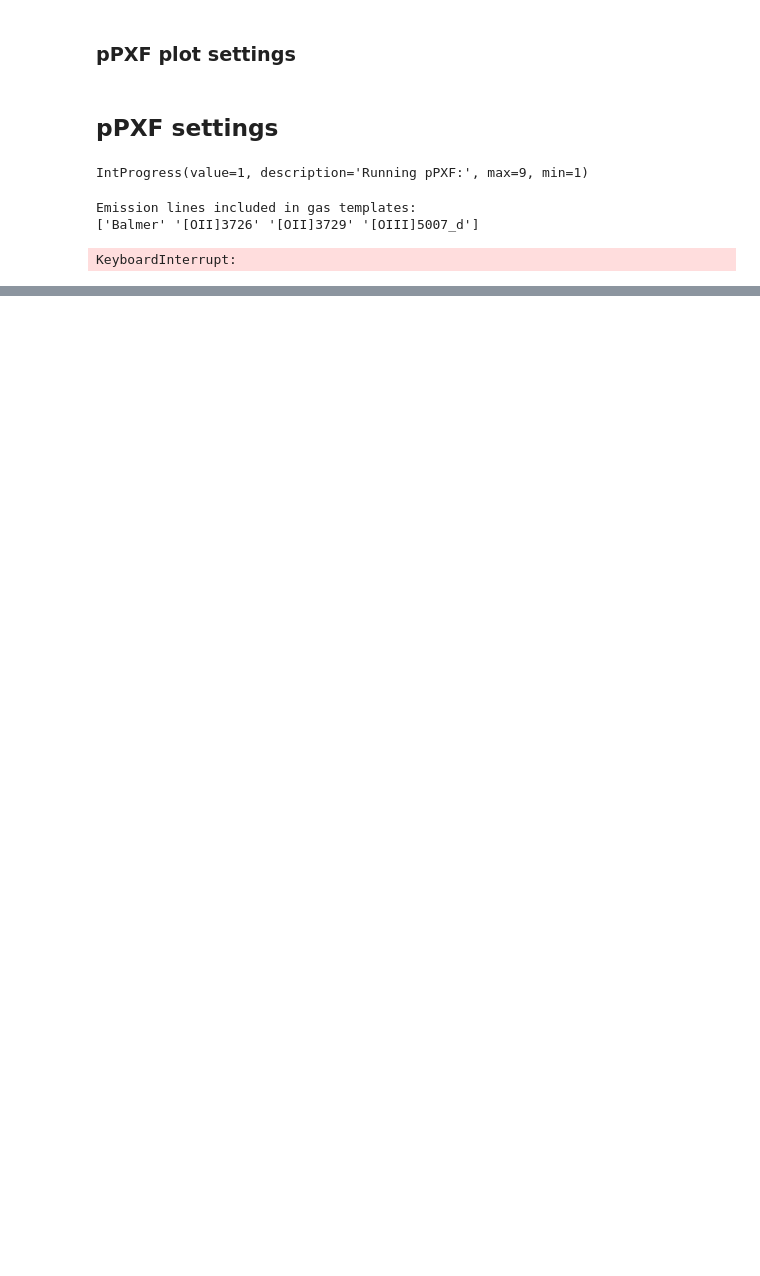
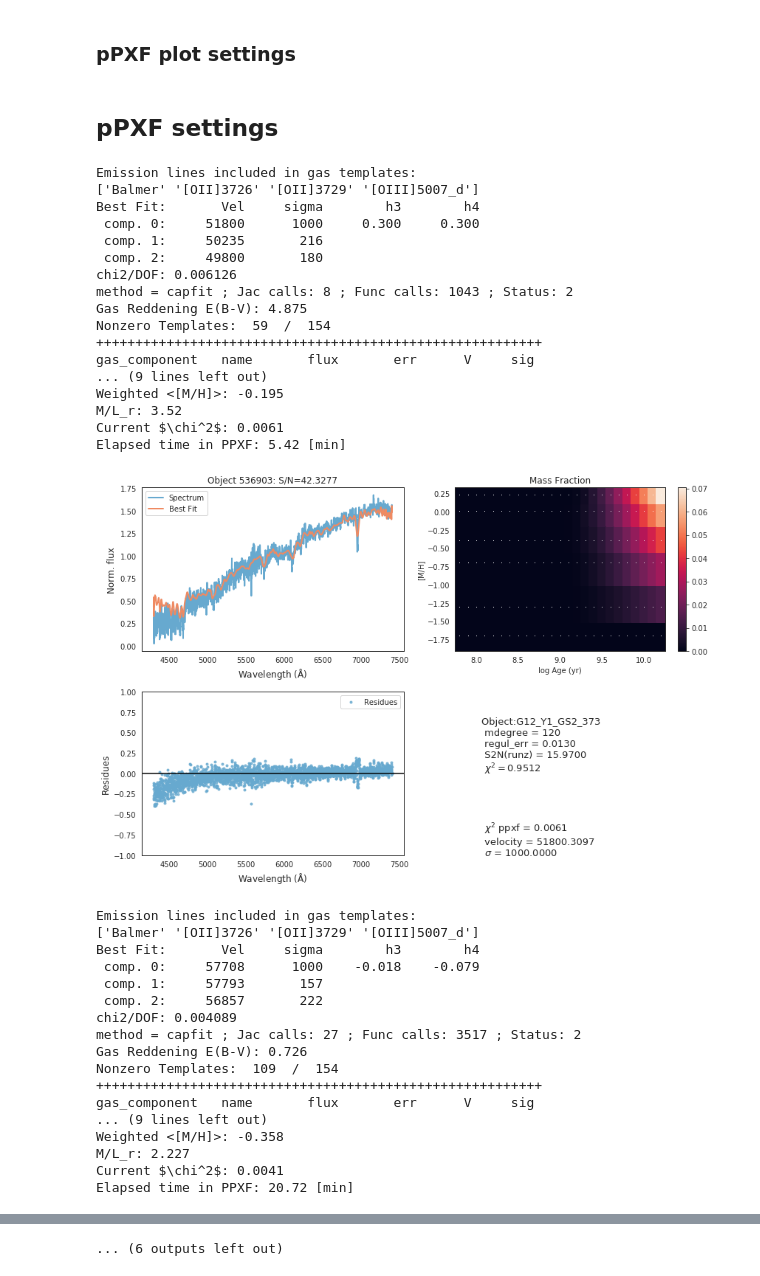
Before and after one commit to mdastro/UVupturn-RSGs, a Jupyter notebook: SEDFitting/AnalysingSpectraInfos.ipynb, the cells around one changed output, grey strips where cells are left out. Cells and saved outputs as stored; diff of their text form; code cells hidden in the pictures; blank space fills up the shorter version.

Commit message:
ppxf improvements

```diff
--- a/SEDFitting/AnalysingSpectraInfos.ipynb
+++ b/SEDFitting/AnalysingSpectraInfos.ipynb
@@ -113,7 +119,7 @@ balmer_comp_w  = [1]        # weight of the balmer emission lines
 forbid_comp_w  = [2]        # weight of the forbidden lines
 # wl_min         = 3540       # MILES RANGE MIN
 # wl_max         = 7409       # MILES RANGE MAX
-wl_min = 3540
+wl_min = 4300               # removinf the bluest part of the spectra in order to mitigate noise effects
 wl_max = 7409
 # %%
 mean_age   = ['<logAge>']
@@ -121,23 +127,11 @@ mean_metal = ['<[M/H]>']
 mass2light = ['MASS2LIGHT_R']
 ids        = ['CATAID']
 redshifts  = ['Z']
-# %%
-bar = widgets.IntProgress(value=1, min=1, max=len(seds_list), step=1, description='Running pPXF:',
-                          orientation='horizontal')
-display(bar)
-# %% [output]
-IntProgress(value=1, description='Running pPXF:', max=9, min=1)
-# %%
-for each_sed in range(len(seds_list)):
-# for each_sed in range(1):
-    bar.value += each_sed # signal to increment the progress bar
-#     bar.bar_style("") if int(bar.value)<10 else bar.bar_style("success")
-    time.sleep(0.5)
 # %%
 for each_sed in range(len(seds_list)):
 # for each_sed in range(1):
     bar.value += each_sed # signal to increment the progress bar
-    bar.bar_style = '' if each_sed<(len(seds_list)) else bar.bar_style = 'success'
+#     bar.bar_style = '' if each_sed<(len(seds_list)) else bar.bar_style = 'success'
     # flux -----------------------------------------------------------------------------------------------------------
     sed_file  = os.path.join(seds_path, seds_list[each_sed])          # link between path and files
     sed_flux  = pf.getdata(sed_file)[0]                               # opening each spectra
@@ -268,31 +262,63 @@ for each_sed in range(len(seds_list)):
     plt.ylabel("Norm. flux", fontsize=12)
 
     #### plot02 ------------------------------------------------------------------------------------------------------
     plt.subplot(2,2,2)
     miles.plot(stellar_weights)
 
     #### plot03 ------------------------------------------------------------------------------------------------------
     plt.subplot(2,2,3)
     plt.plot(wavelength_rebin, residues, '.', color=palette[-1], linewidth=lw, label="Residues", alpha=transparency)
     plt.axhline(y=0, c='black')
     plt.legend(loc='best')
     plt.xlabel("Wavelength ($\mathrm{\AA}$)", fontsize=12)
     plt.ylabel("Residues", fontsize=12)
     plt.ylim([-1,1])
 
     #### plot04 ------------------------------------------------------------------------------------------------------
     plt.subplot(2,2,4)
     plt.text(0.1, 0.5, "Object:{:s} \n mdegree = {:d} \n regul_err = {:.4f}\n S2N(runz) = {:.4f} \n $\chi^2 = ${:.4f}"
              .format(sed_header['SPECID'], mdegree, regul_err, sed_header['SN'], chi2_top[each_sed]),
              fontsize=13)
     plt.text(0.1, 0.0, " \n $\chi^2$ ppxf = {:.4f} \n velocity = {:.4f} \n $\sigma$ = {:.4f}"
              .format(sed_fit.chi2, velocity, sigma), fontsize=13)
     plt.axis('off')
 
     plt.tight_layout()
     plt.savefig(os.path.join('./Results/', 'gal_'+str(cataid)+'_'+str(mdegree)+'_'+str(wl_min)+'.png'))
     plt.show()
 # %% [output]
 Emission lines included in gas templates:
 ['Balmer' '[OII]3726' '[OII]3729' '[OIII]5007_d']
+Best Fit:       Vel     sigma        h3        h4
+ comp. 0:     51800      1000     0.300     0.300
+ comp. 1:     50235       216
+ comp. 2:     49800       180
+chi2/DOF: 0.006126
+method = capfit ; Jac calls: 8 ; Func calls: 1043 ; Status: 2
+Gas Reddening E(B-V): 4.875
+Nonzero Templates:  59  /  154
++++++++++++++++++++++++++++++++++++++++++++++++++++++++++
+gas_component   name       flux       err      V     sig
+... (9 lines left out)
+Weighted <[M/H]>: -0.195
+M/L_r: 3.52
+Current $\chi^2$: 0.0061
+Elapsed time in PPXF: 5.42 [min]
+[figure, added]
-KeyboardInterrupt:
+Emission lines included in gas templates:
+['Balmer' '[OII]3726' '[OII]3729' '[OIII]5007_d']
+Best Fit:       Vel     sigma        h3        h4
+ comp. 0:     57708      1000    -0.018    -0.079
+ comp. 1:     57793       157
+ comp. 2:     56857       222
+chi2/DOF: 0.004089
+method = capfit ; Jac calls: 27 ; Func calls: 3517 ; Status: 2
+Gas Reddening E(B-V): 0.726
+Nonzero Templates:  109  /  154
++++++++++++++++++++++++++++++++++++++++++++++++++++++++++
+gas_component   name       flux       err      V     sig
+... (9 lines left out)
+Weighted <[M/H]>: -0.358
+M/L_r: 2.227
+Current $\chi^2$: 0.0041
+Elapsed time in PPXF: 20.72 [min]
@@ -299,3 +398,4 @@ KeyboardInterrupt:
+... (6 outputs left out)
 # %%
 ### Saving outputs as dataframe ----------------------------------------------------------------------------------
 ids        = np.array(ids)
```
Also changed, not shown: parts of 2 cells of this notebook, 21 other files.
